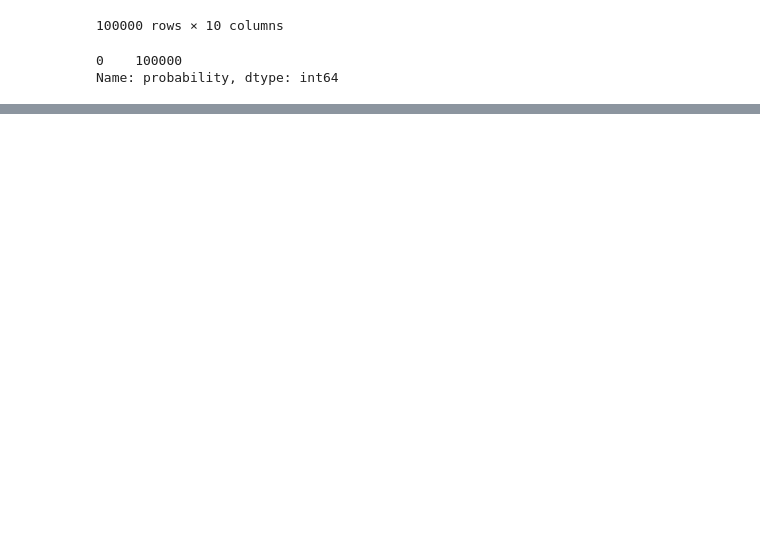
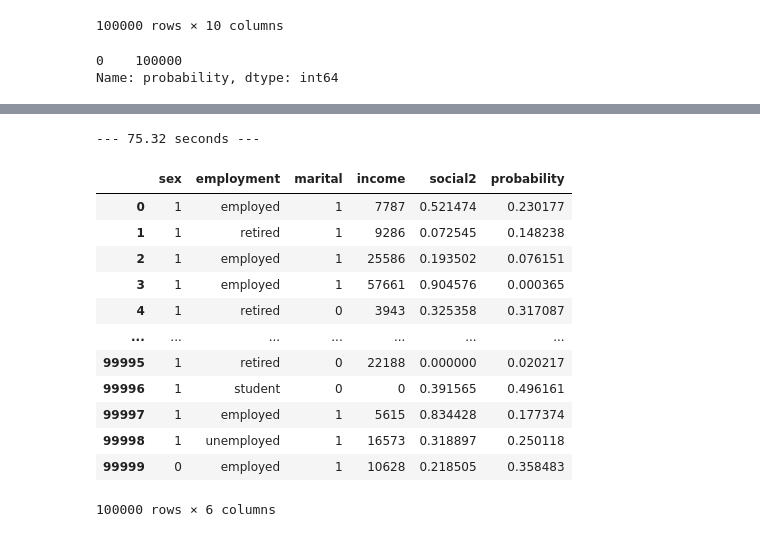
Before and after one commit to jpkcunha/AdvancedFinance_ML, a Jupyter notebook: model.ipynb, the cells around one changed output, grey strips where cells are left out. Drawn from its saved outputs; the diff is of its cells as text; code cells hidden in the pictures; blank space fills up the shorter version.

Commit message:
Push csv results - stage 1

```diff
--- a/model.ipynb
+++ b/model.ipynb
@@ -273,0 +311,44 @@ Name: probability, dtype: int64
+# %%
+def preprocess2(df):
+    tot = df.copy()
+
+    enc = OneHotEncoder(categories='auto') # Create dummy variables
+    features = enc.fit_transform(tot[['employment']]).toarray() # Transform categorical into numerical
+    names = np.concatenate(enc.categories_) # Transform above variables into column names
+
+    l_drop = ['employment'] # Focus on social2 profiles
+    X = pd.DataFrame(features, columns=names) # Create dataframe with dummy variables
+
+    # Substitute categorical variable in original dataframe
+    X = pd.concat([tot, X],axis=1)
+    X = X.drop(l_drop,axis=1)
+    return X
+# %%
+start_time = time.time()
+
+
+regr = RandomForestRegressor(max_depth=20, max_features='sqrt', min_samples_split=10,
+                      n_estimators=500, random_state=1)
+df = pd.read_csv('LoanApplications_Stage1_Lender2.csv').drop('id', axis = 1)
+
+X, y = preprocess(df_total)
+regr.fit(X, y)
+df['probability'] = regr.predict(preprocess2(df))
+
+print("--- {:.2f} seconds ---".format(time.time() - start_time))
+df
+# %% [output]
+--- 75.32 seconds ---
+|  | sex | employment | marital | income | social2 | probability |
+| 0 | 1 | employed | 1 | 7787 | 0.521474 | 0.230177 |
+| 1 | 1 | retired | 1 | 9286 | 0.072545 | 0.148238 |
+| 2 | 1 | employed | 1 | 25586 | 0.193502 | 0.076151 |
+| 3 | 1 | employed | 1 | 57661 | 0.904576 | 0.000365 |
+| 4 | 1 | retired | 0 | 3943 | 0.325358 | 0.317087 |
+| ... | ... | ... | ... | ... | ... | ... |
+| 99995 | 1 | retired | 0 | 22188 | 0.000000 | 0.020217 |
+| 99996 | 1 | student | 0 | 0 | 0.391565 | 0.496161 |
+| 99997 | 1 | employed | 1 | 5615 | 0.834428 | 0.177374 |
+| 99998 | 1 | unemployed | 1 | 16573 | 0.318897 | 0.250118 |
+| 99999 | 0 | employed | 1 | 10628 | 0.218505 | 0.358483 |
+100000 rows × 6 columns
```
Also changed, not shown: parts of 5 cells of this notebook, 1 other file.
